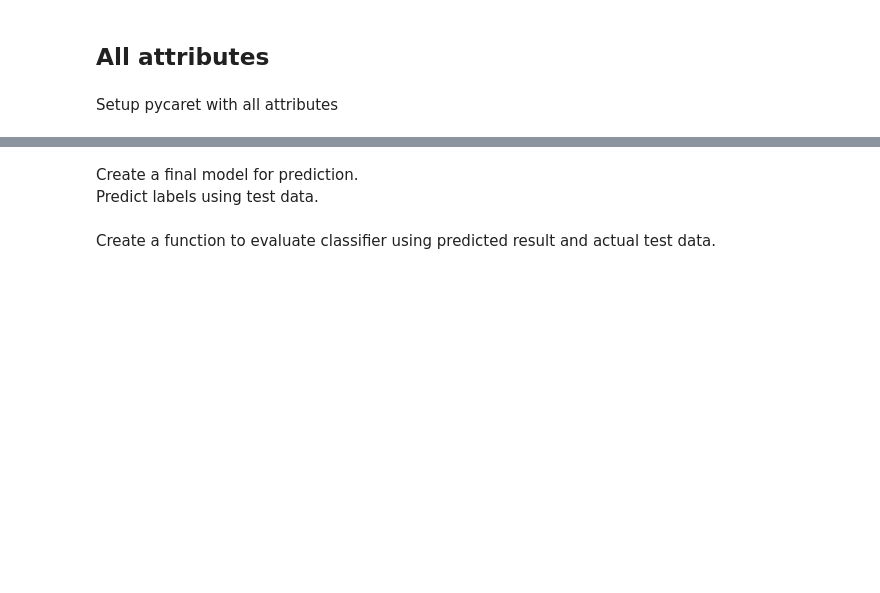
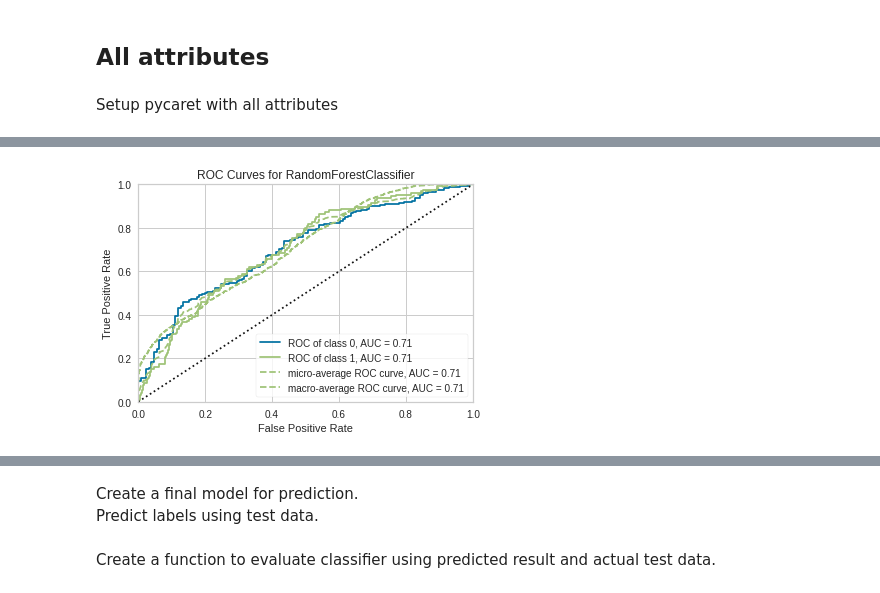
Before and after one commit to tomo0530/CS699_Term_Project, a Jupyter notebook: CS699_Term_Project.ipynb, the cells around one changed output, grey strips where cells are left out. Saved outputs shown, nothing was run; the diff lists cells and outputs as text; code cells hidden in the pictures; blank space fills up the shorter version.

```diff
--- a/CS699_Term_Project.ipynb
+++ b/CS699_Term_Project.ipynb
@@ -142 +144,5 @@ evaluate_model(tuned_et)
 interactive(children=(ToggleButtons(description='Plot Type:', icons=('',), options=(('Hyperparameters', 'param…
+# %%
+plot_model(tuned_model, plot='auc')
+# %% [output]
+[figure, added]
```
Also changed, not shown: parts of 36 cells of this notebook.
